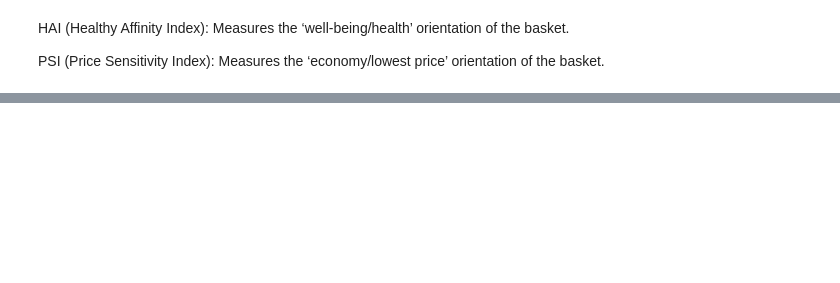
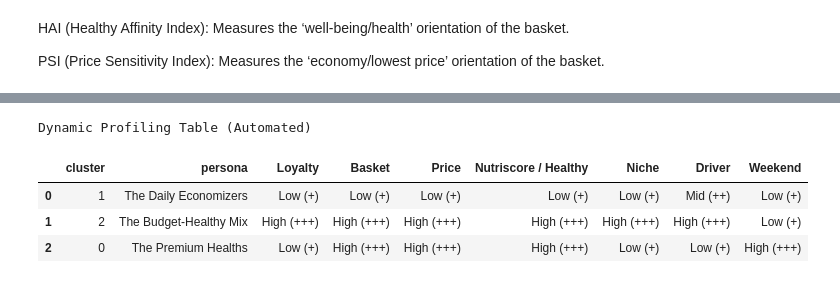
Before and after one commit to NathanLeDev/Data-Driven-Retail-Insights-for-Cost-Savings-Revenue-Growth, a Jupyter notebook: notebooks/05_pipeline_clustering.ipynb, the cells around one changed output, grey strips where cells are left out. Drawn from its saved outputs; the diff is of its cells as text; code cells hidden in the pictures; blank space fills up the shorter version.

```diff
--- a/notebooks/05_pipeline_clustering.ipynb
+++ b/notebooks/05_pipeline_clustering.ipynb
@@ -328,0 +423,45 @@ Average distance between clusters : 3.38
+# %%
+import numpy as np
+
+# 1. We start with your summary_df (the one containing the averages per cluster)
+# We ensure that the business columns are clear
+mapping_colonnes = {
+    'order_frequency': 'Loyalty',
+    'avg_basket_size': 'Basket',
+    'avg_basket_value': 'Price',
+    'PSI': 'Nutriscore / Healthy',
+    'niche_affinity_score': 'Niche',
+    'driver_dependency': 'Driver',
+    'weekend_basket_intensity': 'Weekend'
+}
+
+# 2. Creating the dynamic table
+profiling_dynamique = summary_df.rename(columns=mapping_colonnes)
+
+#3. Function to convert continuous scores into labels (Low/Medium/High)
+def get_label(value, col_min, col_max):
+    rel_val = (value - col_min) / (col_max - col_min) if col_max > col_min else 0.5
+    if rel_val < 0.33: return "Low (+)"
+    elif rel_val < 0.66: return "Mid (++)"
+    else: return "High (+++)"
+
+# 4. Applying mapping to numeric columns
+cols_to_map = list(mapping_colonnes.values())
+for col in cols_to_map:
+    col_min = profiling_dynamique[col].min()
+    col_max = profiling_dynamique[col].max()
+    profiling_dynamique[col] = profiling_dynamique[col].apply(lambda x: get_label(x, col_min, col_max))
+
+profiling_dynamique['persona'] = profiling_dynamique.index.map(cluster_names)
+
+cols = ['persona'] + cols_to_map
+profiling_final = profiling_dynamique[cols].reset_index()
+
+print("Dynamic Profiling Table (Automated)")
+display(profiling_final)
+# %% [output]
+Dynamic Profiling Table (Automated)
+|  | cluster | persona | Loyalty | Basket | Price | Nutriscore / Healthy | Niche | Driver | Weekend |
+| 0 | 1 | The Daily Economizers | Low (+) | Low (+) | Low (+) | Low (+) | Low (+) | Mid (++) | Low (+) |
+| 1 | 2 | The Budget-Healthy Mix | High (+++) | High (+++) | High (+++) | High (+++) | High (+++) | High (+++) | Low (+) |
+| 2 | 0 | The Premium Healths | Low (+) | High (+++) | High (+++) | High (+++) | Low (+) | Low (+) | High (+++) |
```
Also changed, not shown: parts of 12 cells of this notebook.
